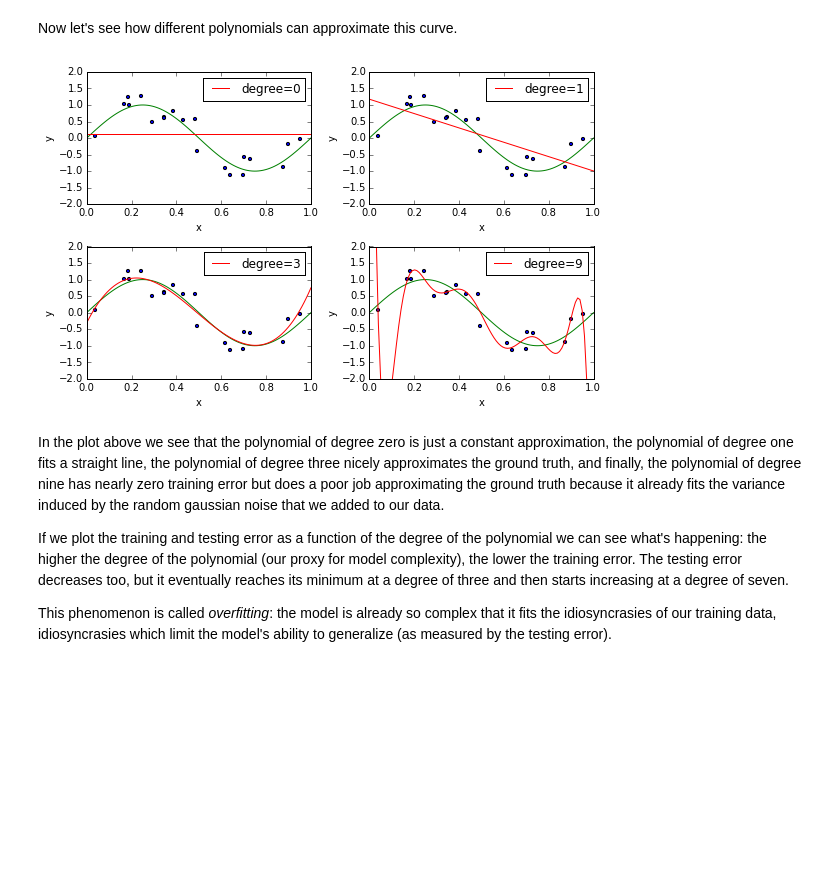
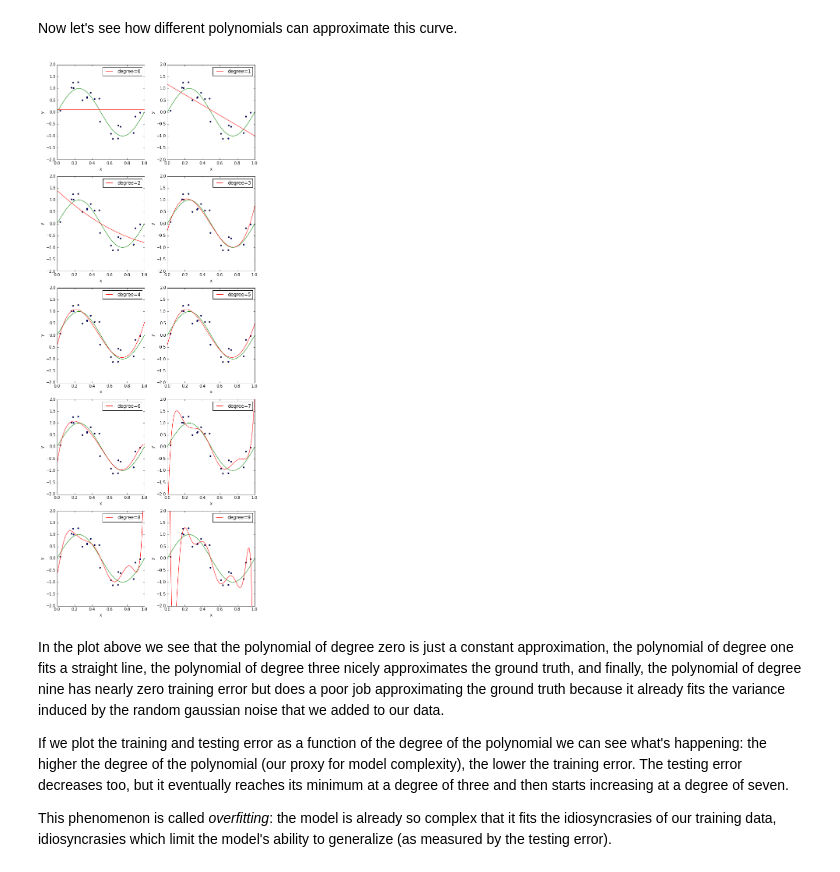
Before and after one commit to tomdyq/machine-learning-course, a Jupyter notebook: unit1-regression/notebook/regularized-linear-regression.ipynb, the cells around one changed output. Cells and saved outputs as stored; diff of their text form; code cells hidden in the pictures; blank space fills up the shorter version.

```diff
--- a/unit1-regression/notebook/regularized-linear-regression.ipynb
+++ b/unit1-regression/notebook/regularized-linear-regression.ipynb
@@ -61,25 +61,25 @@ Now let's see how different polynomials can approximate this curve.
 # %%
 def plot_approximation(est, ax, label=None):
     """Plot the approximation of ``est`` on axis ``ax``. """
     ax.plot(x_plot, f(x_plot), color='green')
     ax.scatter(X_train, y_train, s=10)
     ax.plot(x_plot, est.predict(x_plot[:, np.newaxis]), color='red', label=label)
     ax.set_ylim((-2, 2))
     ax.set_xlim((0, 1))
     ax.set_ylabel('y')
     ax.set_xlabel('x')
     ax.legend(loc='upper right')  #, fontsize='small')
 
-fig, axes = plt.subplots(2, 2, figsize=(8, 5))
+fig, axes = plt.subplots(5, 2, figsize=(8, 20))
 # fit different polynomials and plot approximations
-for ax, degree in zip(axes.ravel(), [0, 1, 3, 9]):
+for ax, degree in zip(axes.ravel(), range(10)):
     est = make_pipeline(PolynomialFeatures(degree), LinearRegression())
     est.fit(X_train, y_train)
     plot_approximation(est, ax, label='degree=%d' % degree)
 
 plt.tight_layout()
 # %% [output]
-[figure, old version]
+[figure, new version]
 # %% [markdown]
 In the plot above we see that the polynomial of degree zero is just a constant approximation, the polynomial of degree one fits a straight line, the polynomial of degree three nicely approximates the ground truth, and finally, the polynomial of degree nine has nearly zero training error but does a poor job approximating the ground truth because it already fits the variance induced by the random gaussian noise that we added to our data.
 
```
